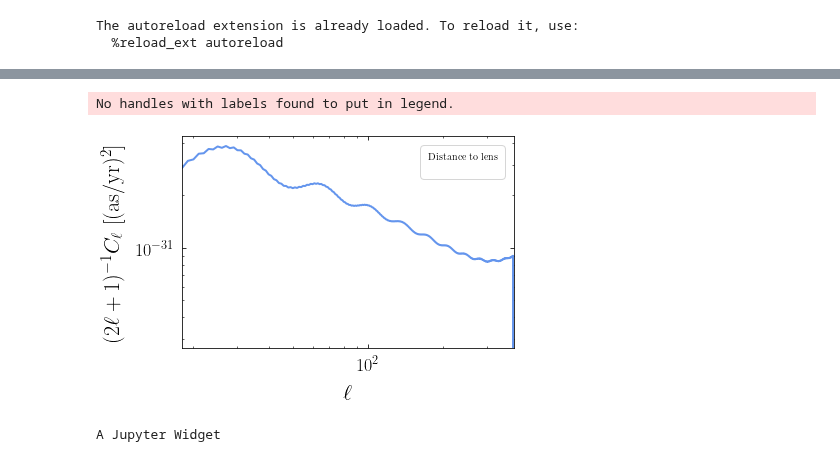
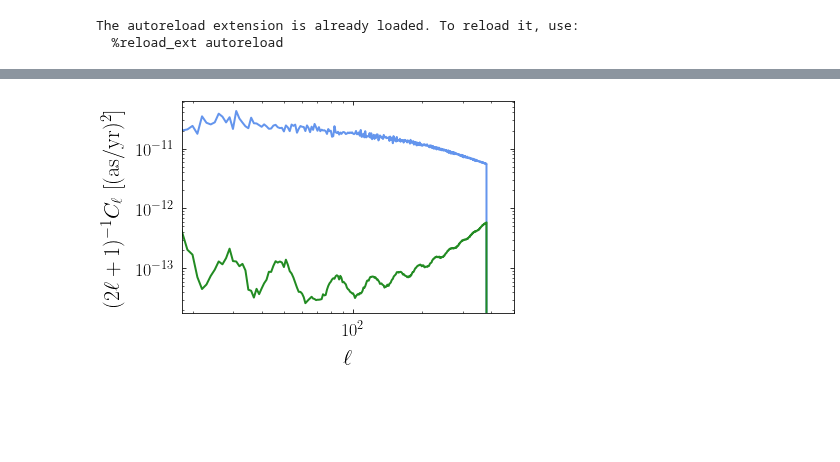
Before and after one commit to smsharma/astrometry-lensing-correlations, a Jupyter notebook: Simulations/SubhaloSample.ipynb, the cells around one changed output, grey strips where cells are left out. Drawn from its saved outputs; the diff is of its cells as text; code cells hidden in the pictures; blank space fills up the shorter version.

Commit message:
Fixed distance measures and validated sims---working well

```diff
--- a/Simulations/SubhaloSample.ipynb
+++ b/Simulations/SubhaloSample.ipynb
@@ -23,10 +23,13 @@ nsim = 1
 sim = []
 
 for isim in tqdm_notebook(range(nsim)):
-    sim.append(QuasarSim(n_sh=1, sh_m_frac=0.2, max_sep=max_sep, m_delta=1e6*M_s, verbose=True, sh_distrib='MW', sim_uniform=True, nside=nside,
-                         custom_coords=[[0*u.deg],[0*u.deg],[1*u.mas/u.year],[1*u.mas/u.year],[100*kpc]], do_alpha=True))
+#     sim.append(QuasarSim(n_sh=1, sh_m_frac=0.2, max_sep=max_sep, m_delta=1e8*M_s, verbose=True, sh_distrib='MW', sim_uniform=True, nside=nside,
+#                          custom_coords=[[0*u.deg],[0*u.deg],[6*u.mas/u.year],[3*u.mas/u.year],[100*kpc]], calc_powerspecs=True, do_alpha=True))
+#     sim.append(QuasarSim(n_sh=1, sh_m_frac=0.2, max_sep=max_sep, m_delta=1e6*M_s, verbose=True, sh_distrib='MW', sim_uniform=True, nside=nside,
+#                          custom_coords=[[180*u.deg,90*u.deg,],[45*u.deg, 0*u.deg],[60*u.mas/u.year,60*u.mas/u.year],[3*u.mas/u.year, 3*u.mas/u.year],[70*kpc, 70*kpc]], do_alpha=True, calc_powerspecs=True))
+
 #     sim.append(QuasarSim(sh_m_frac=0.2, max_sep=max_sep, m_delta=1e8*M_s, verbose=True, sh_distrib='MW', sim_uniform=True, nside=nside, c200_delta=10000, save_powerspecs=True))
-#     sim.append(QuasarSim(alpha_m=1.9, n_calib=150, max_sep=max_sep, verbose=True, sh_distrib='Aq1', m_min=1e-5, sim_uniform=True, nside=nside))
+    sim.append(QuasarSim(alpha_m=1.9, n_calib=150, max_sep=max_sep, verbose=True, sh_distrib='Aq1', m_min=1e-5, sim_uniform=True, nside=nside, calc_powerspecs=True, do_alpha=True))
 # %% [output]
 [interactive output not drawn]
 [interactive output not drawn]
@@ -147,27 +61,29 @@ plt.hist(noise**2)
 # %%
 ell = np.arange(len(sim[0].Cl_B))
 
-plt.plot(ell, sim[0].Cl_B/(2*ell + 1))
+# plt.plot(C_ells/1e-12)
 
+plt.plot(ell, sim[0].Cl_B/(2*ell + 1)/1e-12)
+plt.plot(ell, sim[0].Cl_C/(2*ell + 1)/1e-12)
+
+# ells, Cl = bin_cells(sim[0].Cl_B/(2*ell + 1)/1e-12, 1, np.max(ell)+1, 20)
+# plt.plot(ells, Cl)
+
+# plt.plot(ell, sim[0].Cl_B_alpha/(2*ell + 1)/1e-12)
+# plt.plot(ell, sim[0].Cl_C_alpha/(2*ell + 1)/1e-12)
+
+# plt.plot(ell, (sim[0].Cl_B_mu_alpha)/(2*ell + 1)/1e-12)
+# plt.plot(ell, (sim[0].Cl_C_mu_alpha)/(2*ell + 1)/1e-12)
+
+# plt.ylim(1e-19,1e-8)
 plt.yscale("log")
 plt.xscale("log")
-plt.xlim(180/max_sep, lmax)
+plt.xlim(180/max_sep, 500)
 plt.ylabel("$(2\ell + 1)^{-1} C_\ell$ [(as/yr)$^2$]")
 plt.xlabel("$\ell$")
-plt.legend(title='Distance to lens')
+# plt.legend(title='Distance to lens')
 # plt.title('Gaussian lens, $R_0$ = 1 kpc, $M_0 = 10^8\,\mathrm{M}_\odot$, $\dot\\theta$ = 1 mas/yr')
 plt.tight_layout()
 # plt.savefig("Gauss.pdf")
 # %% [output]
-No handles with labels found to put in legend.
-[figure, old version]
+[figure, new version]
-# %%
-Cl_B_ary, Cl_C_ary, fB_ary, fC_ary = [],[],[],[]
-for isim in tqdm_notebook(range(nsim)):
-    Cl_B, Cl_C, fB, fC = get_vector_alm(sim[isim].mu_qsrs[:,1], sim[isim].mu_qsrs[:,0])
-    Cl_B_ary.append(Cl_B)
-    Cl_C_ary.append(Cl_C)
-    fB_ary.append(fB)
-    fC_ary.append(fC)
-# %% [output]
-A Jupyter Widget
```
Also changed, not shown: parts of 25 cells of this notebook, 6 other files.
